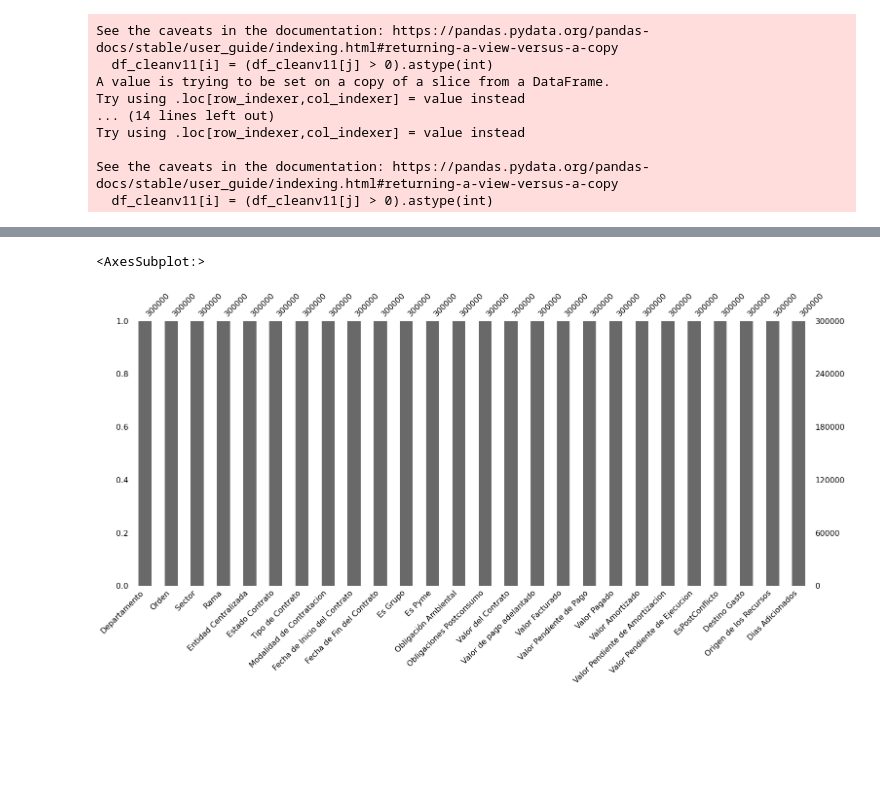
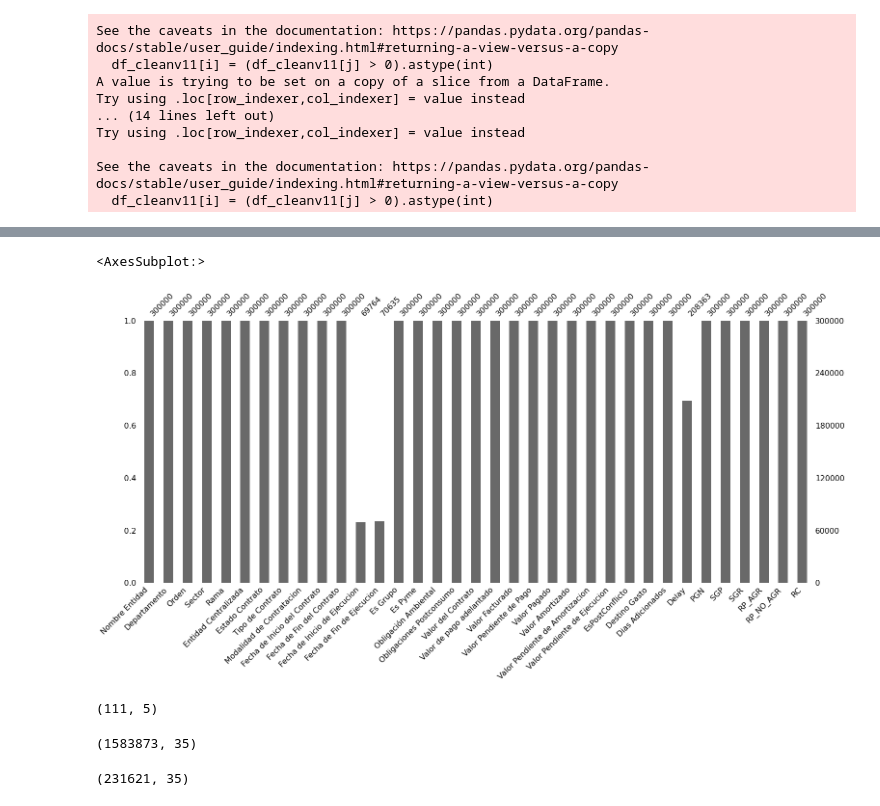
Before and after one commit to lumariaap15/secop-ds4a, a Jupyter notebook: data_cleaning.ipynb, the cells around one changed output, grey strips where cells are left out. Drawn from its saved outputs; the diff is of its cells as text; code cells hidden in the pictures; blank space fills up the shorter version.

```diff
--- a/data_cleaning.ipynb
+++ b/data_cleaning.ipynb
@@ -79,7 +152,9 @@ df_cleanv10 = df_cleanv9[df_cleanv9['Fecha de Fin del Contrato'].isna()==False]
+# %%
+df_cleanv11 = df_cleanv10
 # %%
+# No se eliminan registros anteriores a 2020
 # Select only records since 2020
-
-df_cleanv11 = df_cleanv10[df_cleanv10['Fecha de Inicio del Contrato'].dt.year > 2019]
+#df_cleanv11 = df_cleanv10[df_cleanv10['Fecha de Inicio del Contrato'].dt.year > 2019]
 df_cleanv11['Fecha de Fin del Contrato'] = df_cleanv11['Fecha de Fin del Contrato'].astype('datetime64[ns]')
 #Dataset cleaned version 11
 # %% [output]
@@ -126,3 +205,4 @@ df_cleanv11 = df_cleanv11.drop(delete_list, axis=1)
 # %%
 boolean_mask = (df_cleanv11.loc[:,['PGN','SGP','SGR','RP_AGR','RP_NO_AGR','RC']].sum(axis=1)) > 0
-df_cleanv12 = df_cleanv11[ boolean_mask ]
+#df_cleanv12 = df_cleanv11[ boolean_mask ]
+df_cleanv12 = df_cleanv11
@@ -157,6 +246,8 @@ def feature_engineer(days_added, date_init, date_finish):
         delay = 3
 
     return delay
+# %%
+df_cleanv12 = df_cleanv12[df_cleanv12['Fecha de Fin del Contrato'].isna() != True]
 # %%
 df['Delay'] = df_cleanv12.apply(lambda x: feature_engineer(x['Dias Adicionados'],
                                                   x['Fecha de Inicio del Contrato'],
@@ -174,6 +262,6 @@ df_cleanv11.to_csv('SECOP_Electronicos_Cleaned.csv')
 # %%
 # NA analysis of cleaned dataset
-msn.bar(df_cleanv10.sample(300000))
+msn.bar(df_cleanv12.sample(300000))
 # %% [output]
 <AxesSubplot:>
-[figure, old version]
+[figure, new version]
@@ -179,0 +270,6 @@ msn.bar(df_cleanv10.sample(300000))
+# %%
+cols = ["Fecha de Inicio del Contrato", "Fecha de Fin del Contrato", "Dias Adicionados",
+        "Fecha de Inicio de Ejecucion", "Fecha de Fin de Ejecucion"]
+df_cleanedv13[df_cleanedv13["Dias Adicionados"] > 0][cols].shape
+# %% [output]
+(111, 5)
@@ -179,0 +278,8 @@ msn.bar(df_cleanv10.sample(300000))
+# %%
+df_cleanv12.shape
+# %% [output]
+(1583873, 35)
+# %%
+df_cleanv12[df_cleanv12["Dias Adicionados"] > 0].shape
+# %% [output]
+(231621, 35)
```
Also changed, not shown: parts of 37 cells of this notebook.
